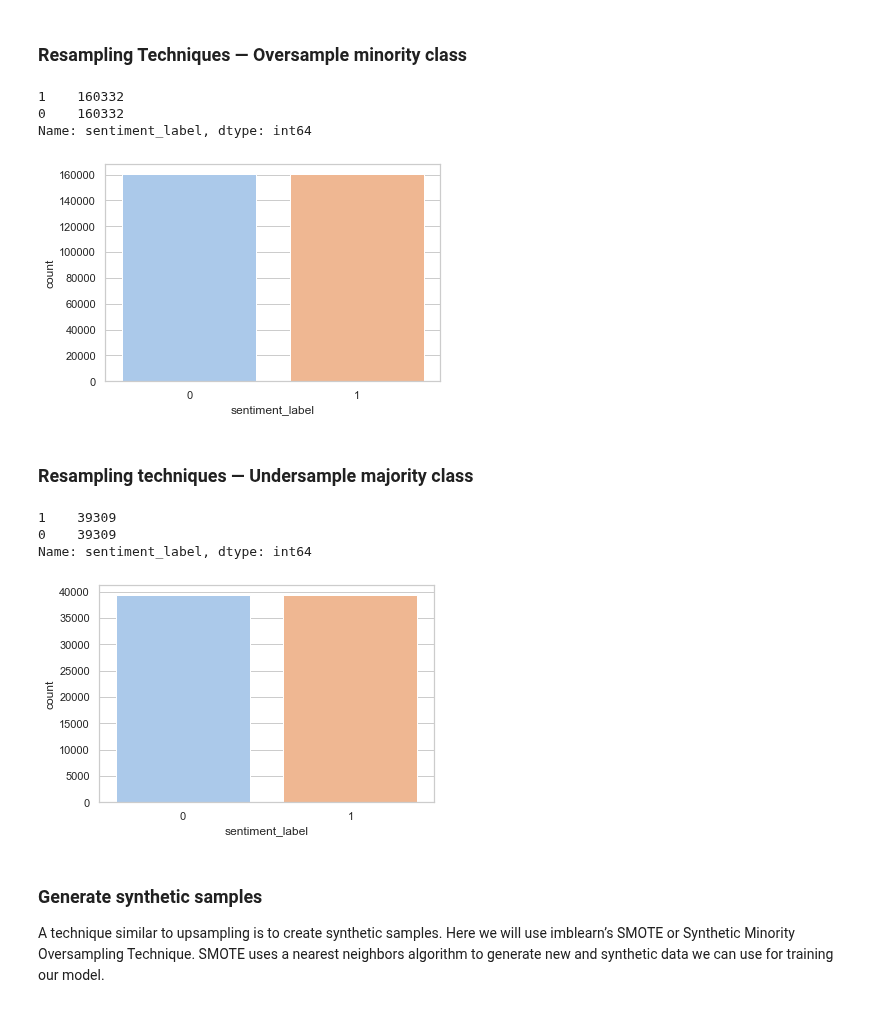
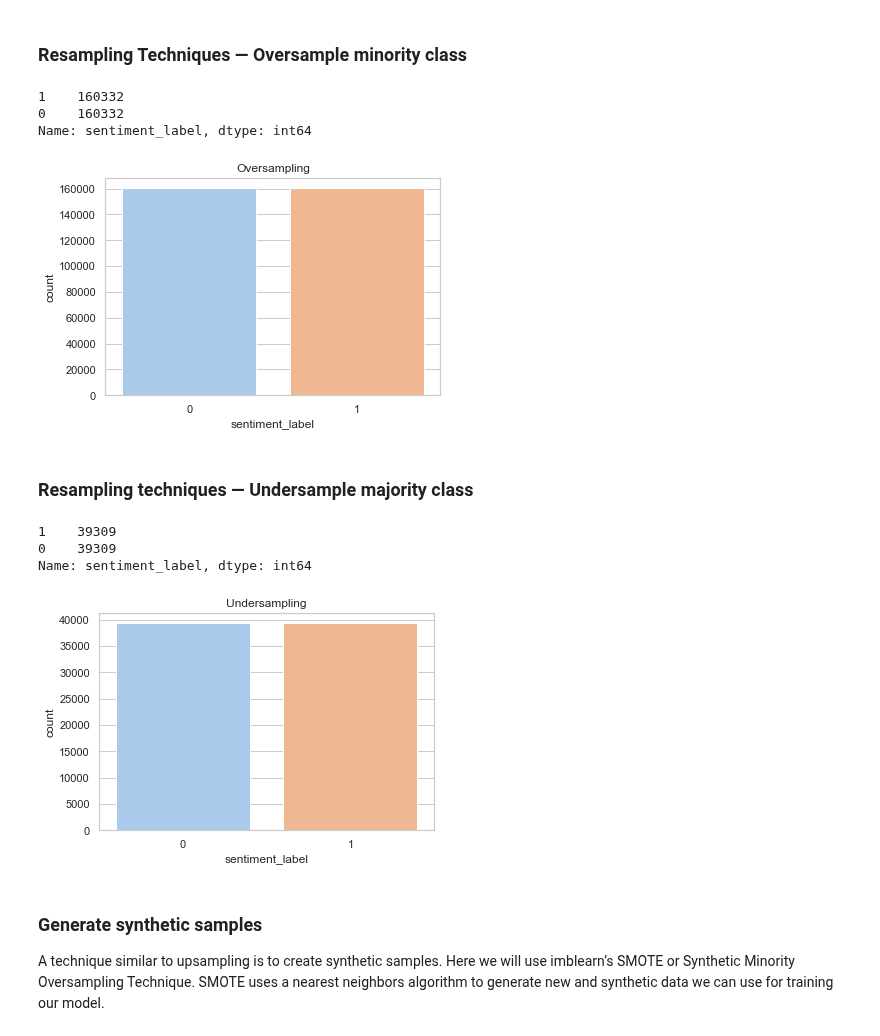
Before and after one commit to LingxingG/Data-Mining-Project, a Jupyter notebook: SafeIndex/Merging safe index to data.ipynb, the cells around one changed output. Drawn from its saved outputs; the diff is of its cells as text; code cells hidden in the pictures.

```diff
--- a/SafeIndex/Merging safe index to data.ipynb
+++ b/SafeIndex/Merging safe index to data.ipynb
@@ -368,25 +376,25 @@ positive = X[X.sentiment_label==1]
 # %%
 from sklearn.utils import resample
 
 # upsample minority
 sentiment_upsampled = resample(negative,
                           replace=True, # sample with replacement
                           n_samples=len(positive), # match number in majority class
                           random_state=27) # reproducible results
 
 # combine majority and upsampled minority
 upsampled = pd.concat([positive, sentiment_upsampled])
 
 # check new class counts
 print(upsampled.sentiment_label.value_counts())
 
-sns.countplot(upsampled.sentiment_label,label="Sum")
+sns.countplot(upsampled.sentiment_label,label="Sum").set_title('Oversampling')
 plt.show()
 # %% [output]
 1    160332
 0    160332
 Name: sentiment_label, dtype: int64
-[figure, old version]
+[figure, new version]
 # %%
 y_train_oversample = upsampled.sentiment_label
 X_train_oversample  = upsampled.drop('sentiment_label', axis=1)
@@ -408,13 +416,13 @@ downsampled = pd.concat([sentiment_downsampled, negative])
 # checking counts
 print(downsampled.sentiment_label.value_counts())
 
-sns.countplot(downsampled.sentiment_label,label="Sum")
+sns.countplot(downsampled.sentiment_label,label="Sum").set_title('Undersampling')
 plt.show()
 # %% [output]
 1    39309
 0    39309
 Name: sentiment_label, dtype: int64
-[figure, old version]
+[figure, new version]
 # %%
 y_train_downsampled = downsampled.sentiment_label
 X_train_downsampled = downsampled.drop('sentiment_label', axis=1)
```
Also changed, not shown: parts of 9 cells of this notebook.
